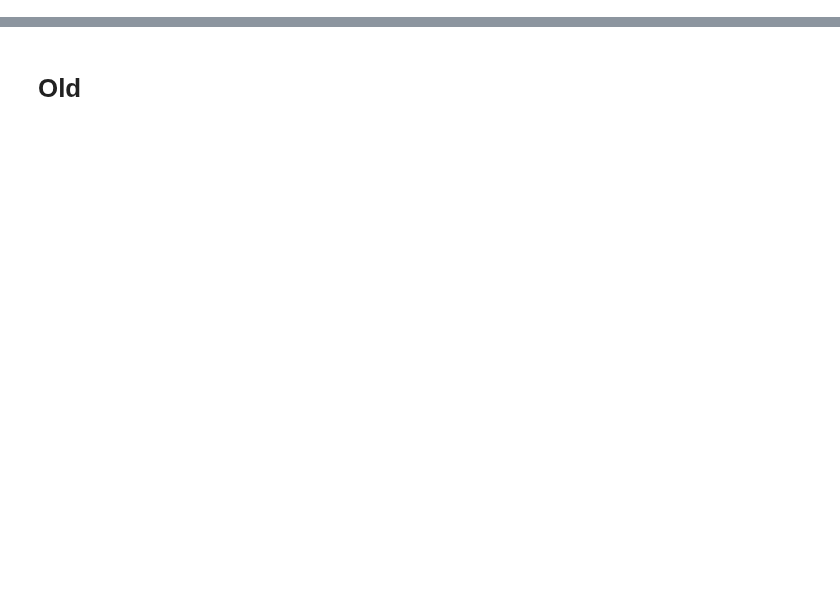
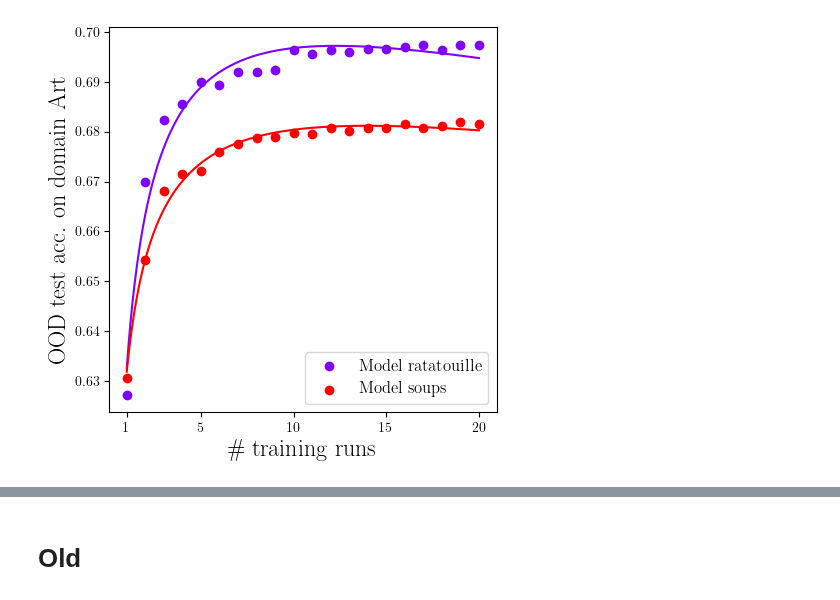
Before and after one commit to alexrame/domainbedv2, a Jupyter notebook: notebooks/recycling/growth_iter_m1to60.ipynb, the cells around one changed output, grey strips where cells are left out. Saved outputs shown, nothing was run; the diff lists cells and outputs as text; code cells hidden in the pictures; blank space fills up the shorter version.

```diff
--- a/notebooks/recycling/growth_iter_m1to60.ipynb
+++ b/notebooks/recycling/growth_iter_m1to60.ipynb
@@ -21,15 +26,37 @@ plot.plt.rcParams['font.serif'] = 'Times Roman'
+# %%
+labels = ["Model soups", "Model ratatouille"][::-1]
+# %%
+dict_data_to_domains = {
+    "home": ["Art", "Clipart", "Product", "Photo"],
+    "pacs": ["Art", "Cartoon", "Photo", "Sketch"],
+    "terra": ["L100",  "L38" ,  "L43" ,  "L46"],
+    "vlcs": ["Caltech",  "LabelMe" ,  "SUN" ,  "VOC"],
+    "came": ["hospital 0",  "hospital 1" ,  "hospital 2" ,  "hospital 3"],
+}
+# %%
+dict_data_to_l = {
+    "home": [home0.l],
+    "pacs": [pacs0.l],
+    "vlcs": [vlcs0.l],
+    "terra": [terra0.l, terra1.l]
+}
+# %%
+testenv = 0
 # %%
-plot.MUL = 0
+dataset = "home"
+plot.dict_key_to_label["acc"] = "OOD test acc. on domain " + dict_data_to_domains[dataset][testenv]
 fig = plot.plot_key(
-    home0_div_imdn0dn1_idit_step.l + home0_div_imdn0dn1_isit_step_top2.l,
-    labels=home0_div_imdn0dn1_idit_step.labels + home0_div_imdn0dn1_isit_step_top2.labels,
-    key1="length",
+    list(dict_data_to_l[dataset][testenv].values())[::-1],
+    labels=labels,
+    key1="lengthf",
     key2="acc",
-    keyclustering="length",
-    keyerror="acc_std",
+    keyclustering="lengthf",
+    # keyerror="acc_stdc",
     lambda_filtering=lambda x: x.get("testenv", 0) == 0,
     loc="lower right",
     order="2log",
     list_indexes=[0, 1]
 )
-# plot.save_fig(fig, "diwa/diffruns_m_1to40_oodiid.pdf")
+plot.save_fig(fig, "trainingcost/" + dataset + str(testenv) + ".pdf")
+# %% [output]
+[figure, added]
```
Also changed, not shown: parts of 8 cells of this notebook, 5 other files.
